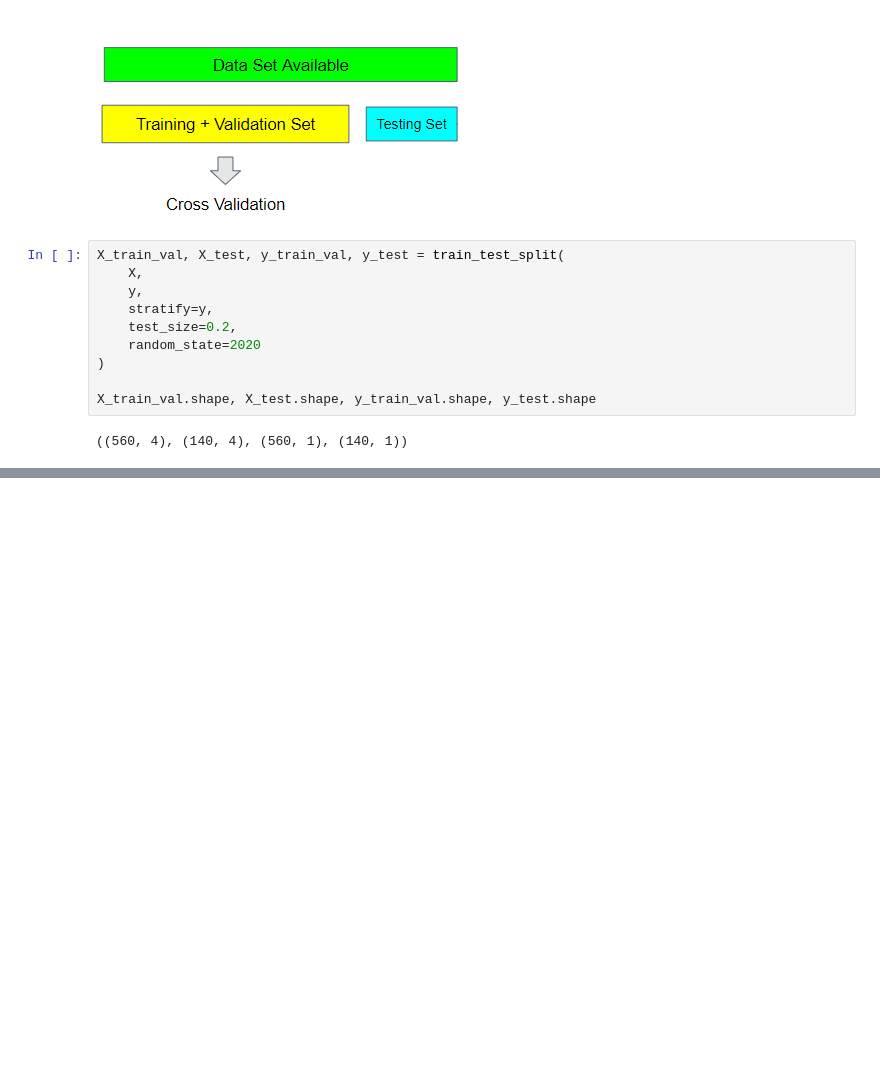
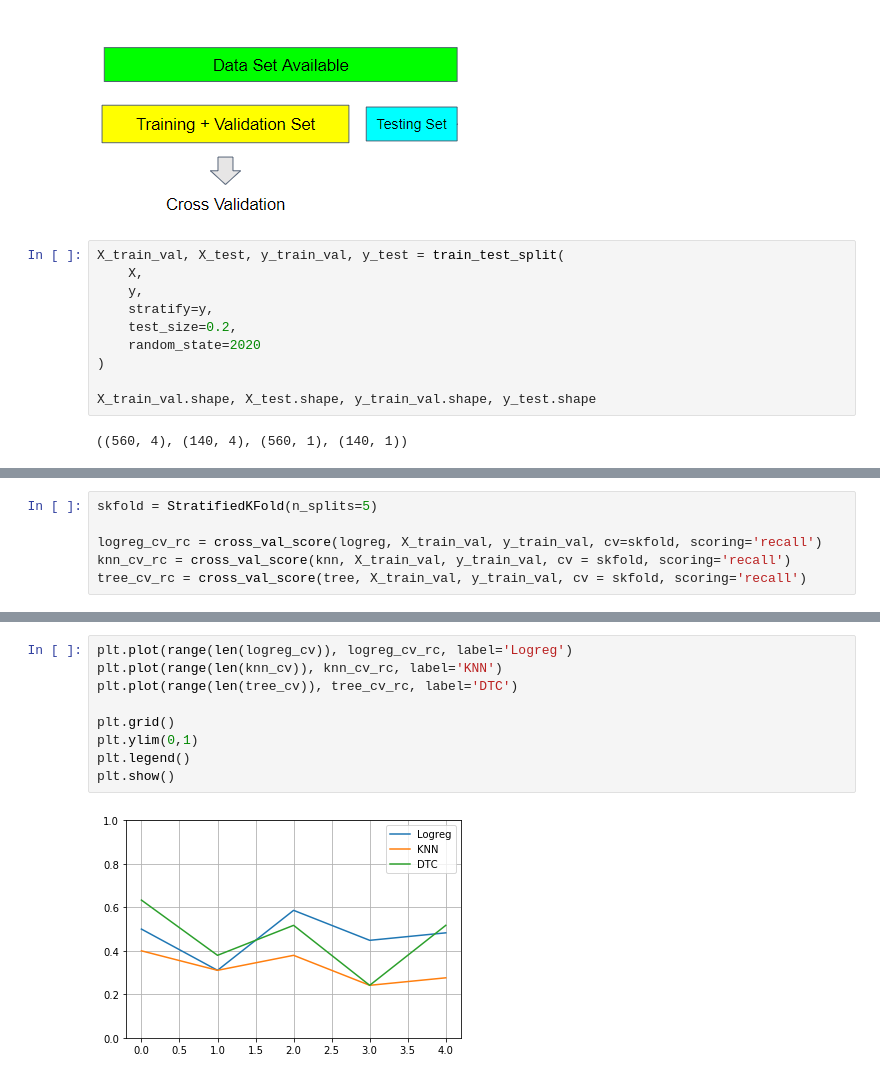
Before and after one commit to Damianus04/data-science-purwadhika, a Jupyter notebook: Modul_3_Machine_Learning_Working_Files/20210301 - Model Evaluation - exercise.ipynb, the cells around one changed output, grey strips where cells are left out. Cells and saved outputs as stored; diff of their text form; blank space fills up the shorter version.

```diff
--- a/Modul_3_Machine_Learning_Working_Files/20210301 - Model Evaluation - exercise.ipynb
+++ b/Modul_3_Machine_Learning_Working_Files/20210301 - Model Evaluation - exercise.ipynb
@@ -63,0 +121,6 @@ X_train_val.shape, X_test.shape, y_train_val.shape, y_test.shape
+# %%
+skfold = StratifiedKFold(n_splits=5)
+
+logreg_cv_rc = cross_val_score(logreg, X_train_val, y_train_val, cv=skfold, scoring='recall')
+knn_cv_rc = cross_val_score(knn, X_train_val, y_train_val, cv = skfold, scoring='recall')
+tree_cv_rc = cross_val_score(tree, X_train_val, y_train_val, cv = skfold, scoring='recall')
@@ -63,0 +135,11 @@ X_train_val.shape, X_test.shape, y_train_val.shape, y_test.shape
+# %%
+plt.plot(range(len(logreg_cv)), logreg_cv_rc, label='Logreg')
+plt.plot(range(len(knn_cv)), knn_cv_rc, label='KNN')
+plt.plot(range(len(tree_cv)), tree_cv_rc, label='DTC')
+
+plt.grid()
+plt.ylim(0,1)
+plt.legend()
+plt.show()
+# %% [output]
+[figure, added]
```
Also changed, not shown: parts of 86 cells of this notebook, 3 other files.
